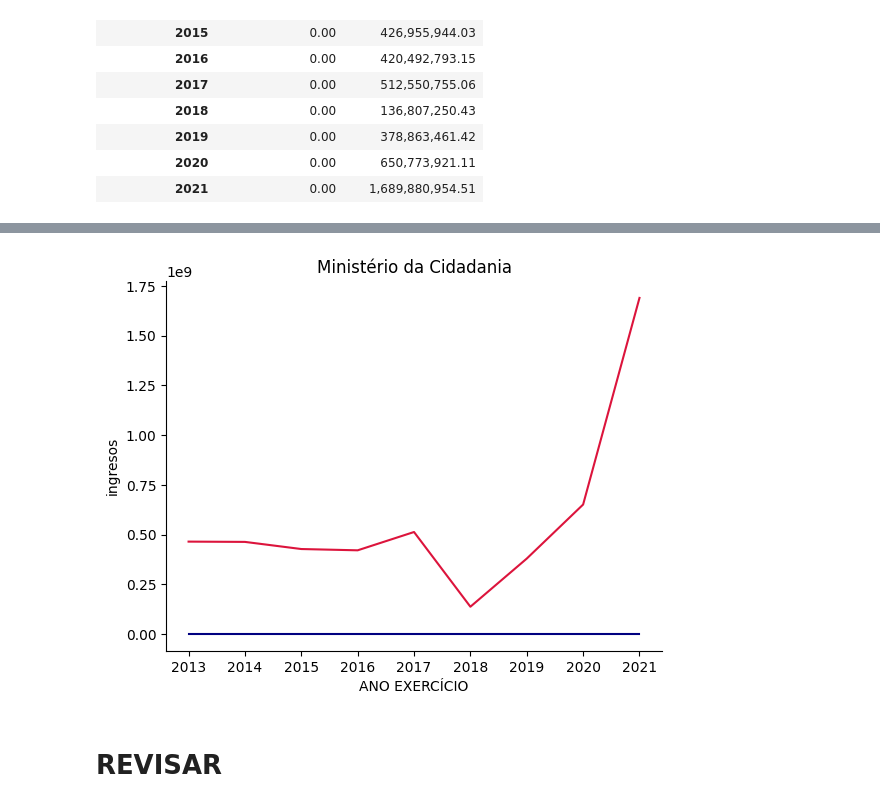
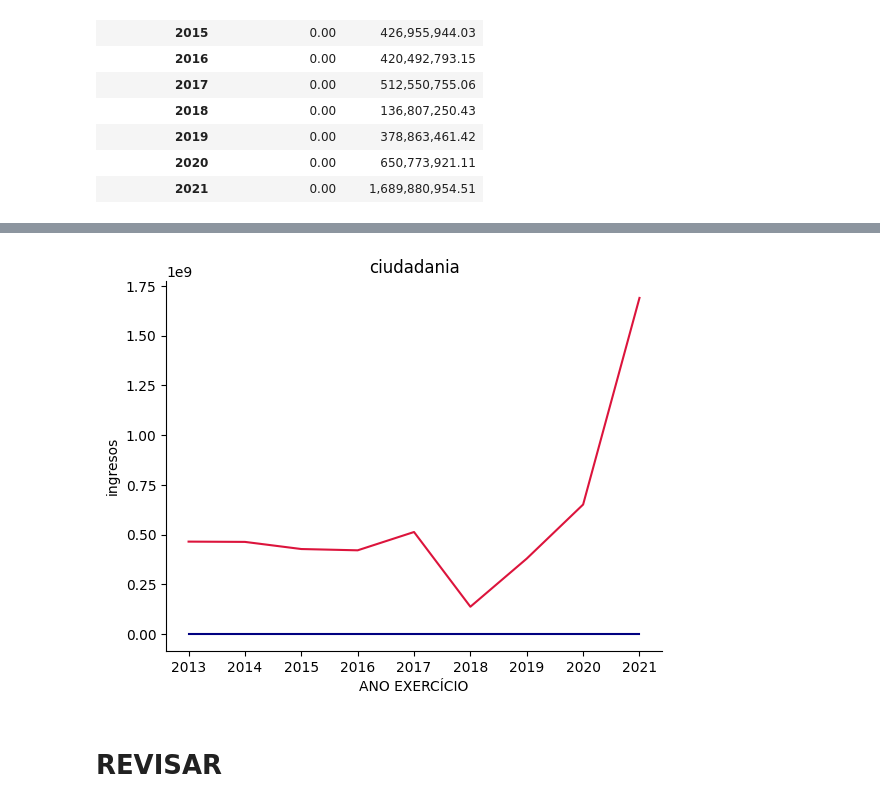
Before and after one commit to Gabijc/Proyecto2-Insights-Brasil, a Jupyter notebook: Análisis_categorías.ipynb, the cells around one changed output, grey strips where cells are left out. Cells and saved outputs as stored; diff of their text form; code cells hidden in the pictures.

```diff
--- a/Análisis_categorías.ipynb
+++ b/Análisis_categorías.ipynb
@@ -522,8 +522,8 @@ Los ingresos entre 2013 y 2025 del Ministério da Cidadania son:
 | Ministério da Cidadania | 43,958,882,249.00 | 0.00 | 5,143,388,129.18 | 11.70 | ... |
 # %%
 # Vemos la información temporal sobre el ministerio
-temporal_ = fs.info_ministerio(datos_brasil, "Ministério da Cidadania")
-temporal_
+temporal_ciudadania = fs.info_ministerio(datos_brasil, "Ministério da Cidadania")
+temporal_ciudadania
 # %% [output]
 |  | VALOR LANÇADO | VALOR REALIZADO |
 | ANO EXERCÍCIO |  |  |
@@ -548,9 +548,9 @@ fs.info_ministerio(datos_brasil, "Ministério da Cidadania")
 |  | SETORIAL DE ORCAMENTO E FINANCAS/MC | 10,034,198,132.00 | 0.00 | 4,011,140,623.79 | 39.97 |
 |  | SETORIAL ORCAMENTARIA E FINANCEIR... | 2,288,641,844.00 | 0.00 | 566,077,184.67 | 24.73 |
 # %%
-fs.evolucion_temporal(temporal_, "ANO EXERCÍCIO",["VALOR LANÇADO", "VALOR REALIZADO"])
+fs.evolucion_temporal(temporal_ciudadania, "ANO EXERCÍCIO",["VALOR LANÇADO", "VALOR REALIZADO"])
 # %% [output]
-[figure, old version]
+[figure, new version]
 # %% [markdown]
 # REVISAR
 # %% [markdown]
```
Also changed, not shown: parts of 34 cells of this notebook, 2 other files.
